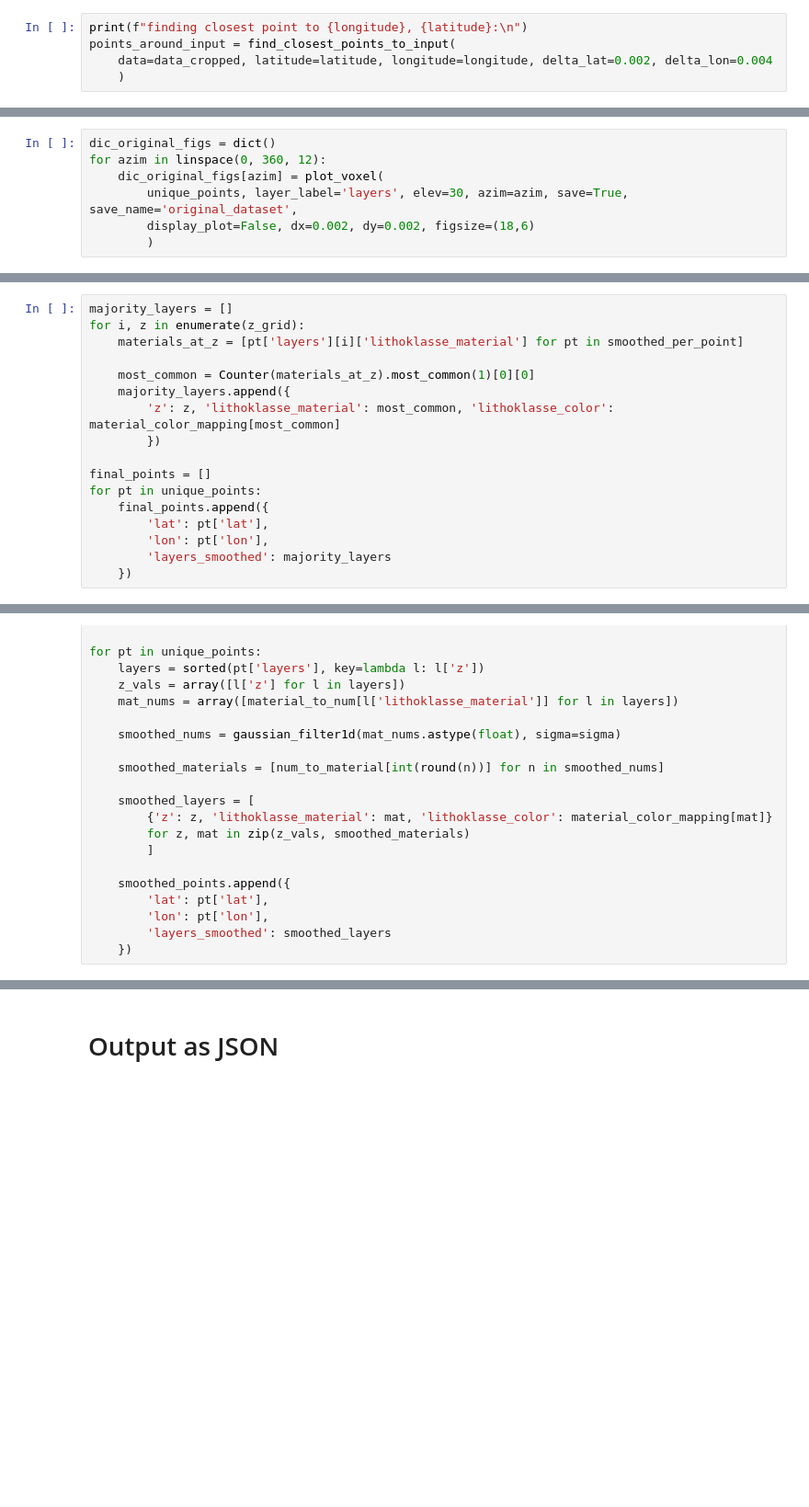
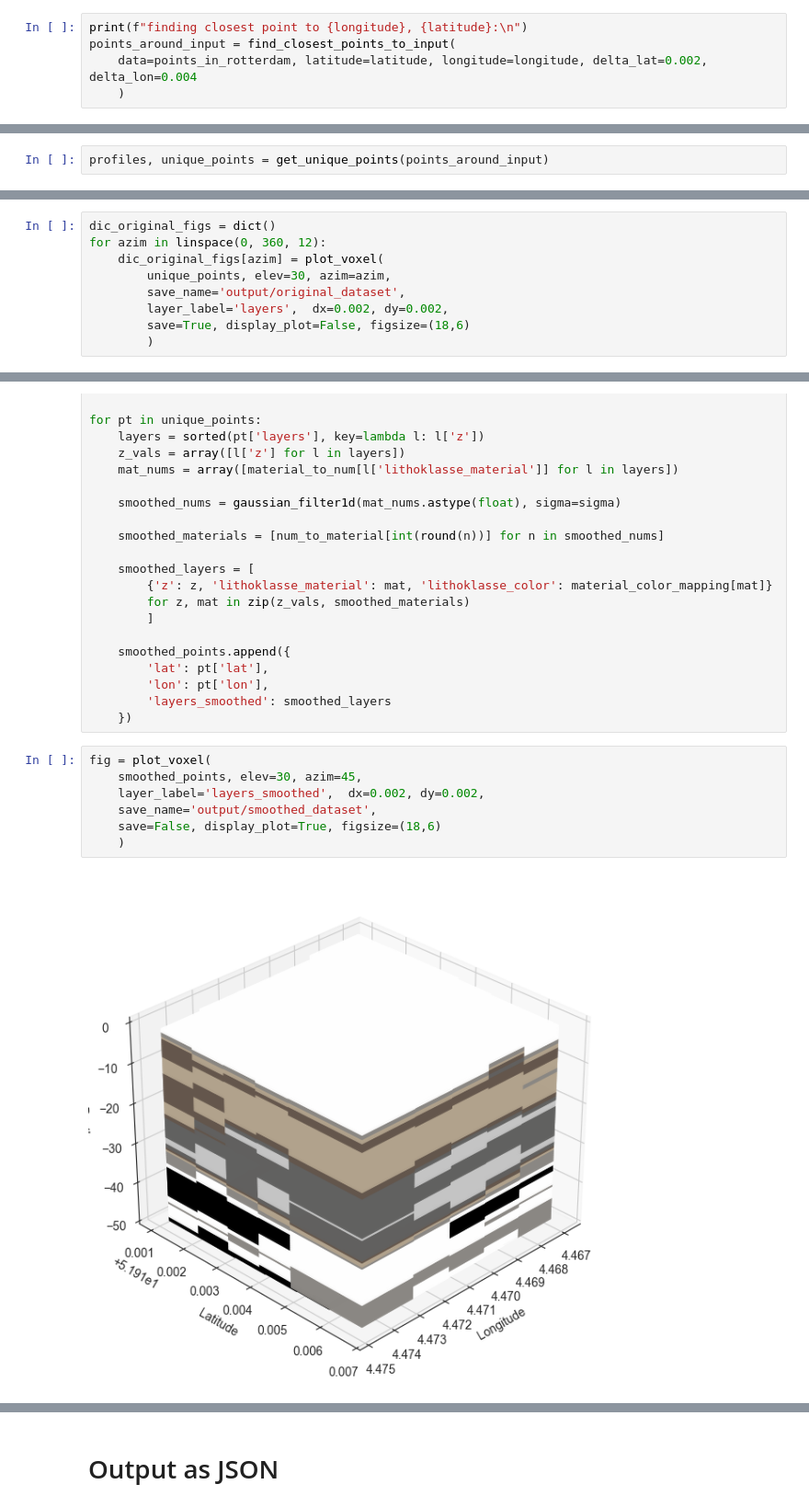
Before and after one commit to silviaelisabeth/UndergroundVisuals_Rotterdam, a Jupyter notebook: dev_layer_plot.ipynb, the cells around one changed output, grey strips where cells are left out. Shown at 92% size. Drawn from its saved outputs; the diff is of its cells as text; blank space fills up the shorter version.

Commit message:
average likelihood in identified layer (alternative smoothing)

```diff
--- a/dev_layer_plot.ipynb
+++ b/dev_layer_plot.ipynb
@@ -273,7 +400,7 @@ HTML(fig.to_html(include_plotlyjs='cdn'))
 # %%
 print(f"finding closest point to {longitude}, {latitude}:\n")
 points_around_input = find_closest_points_to_input(
-    data=data_cropped, latitude=latitude, longitude=longitude, delta_lat=0.002, delta_lon=0.004
+    data=points_in_rotterdam, latitude=latitude, longitude=longitude, delta_lat=0.002, delta_lon=0.004
     )
 # %% [output]
 finding closest point to 4.471132, 51.9139529:
@@ -362,0 +451,2 @@ processed 25 unique lat/lon pairs
+# %%
+profiles, unique_points = get_unique_points(points_around_input)
@@ -366,7 +458,9 @@ processed 25 unique lat/lon pairs
 dic_original_figs = dict()
 for azim in linspace(0, 360, 12):
     dic_original_figs[azim] = plot_voxel(
-        unique_points, layer_label='layers', elev=30, azim=azim, save=True, save_name='original_dataset',
-        display_plot=False, dx=0.002, dy=0.002, figsize=(18,6)
+        unique_points, elev=30, azim=azim,
+        save_name='output/original_dataset',
+        layer_label='layers',  dx=0.002, dy=0.002,
+        save=True, display_plot=False, figsize=(18,6)
         )
 # %% [markdown]
@@ -406,17 +467,0 @@ for pt in unique_points:
-# %%
-majority_layers = []
-for i, z in enumerate(z_grid):
-    materials_at_z = [pt['layers'][i]['lithoklasse_material'] for pt in smoothed_per_point]
-
-    most_common = Counter(materials_at_z).most_common(1)[0][0]
-    majority_layers.append({
-        'z': z, 'lithoklasse_material': most_common, 'lithoklasse_color': material_color_mapping[most_common]
-        })
-
-final_points = []
-for pt in unique_points:
-    final_points.append({
-        'lat': pt['lat'],
-        'lon': pt['lon'],
-        'layers_smoothed': majority_layers
-    })
@@ -455,6 +496,15 @@ for pt in unique_points:
         'lon': pt['lon'],
         'layers_smoothed': smoothed_layers
     })
+# %%
+fig = plot_voxel(
+    smoothed_points, elev=30, azim=45,
+    layer_label='layers_smoothed',  dx=0.002, dy=0.002,
+    save_name='output/smoothed_dataset',
+    save=False, display_plot=True, figsize=(18,6)
+    )
+# %% [output]
+[figure, added]
 # %%
 dic_smoothed_figs = dict()
 for azim in linspace(0, 360, 12):
```
Also changed, not shown: parts of 61 cells of this notebook, 1 other file.
